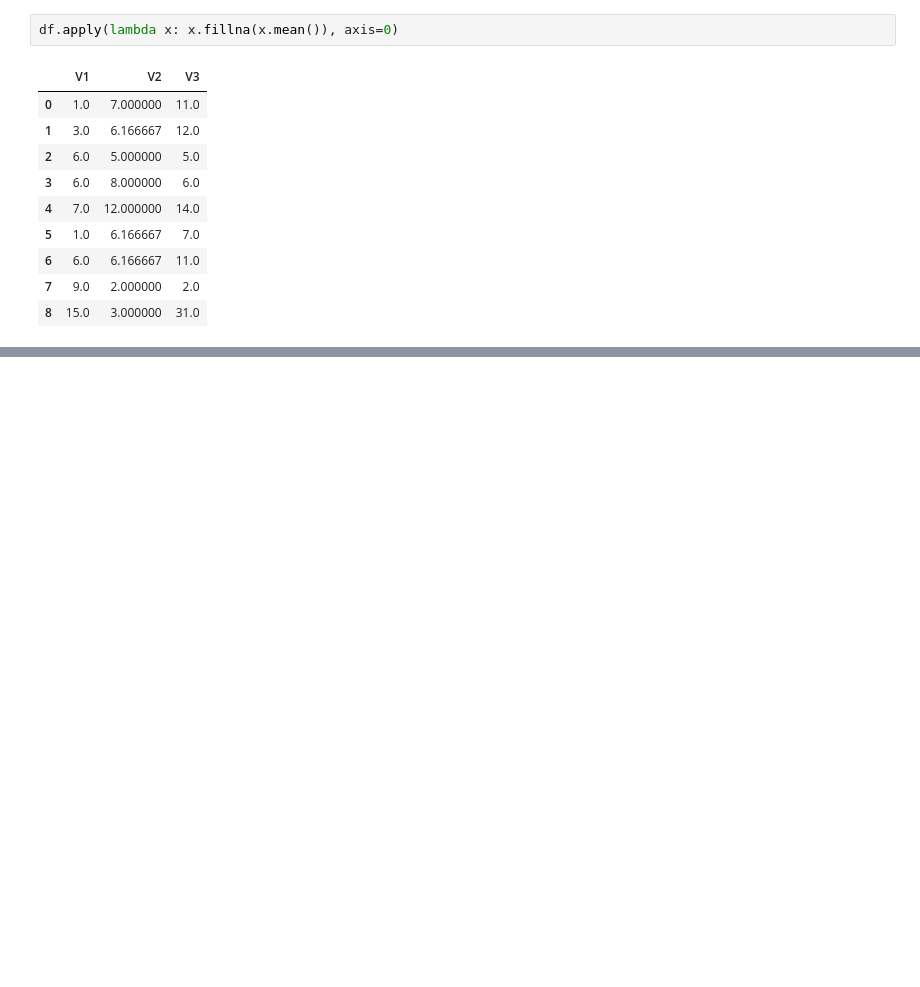
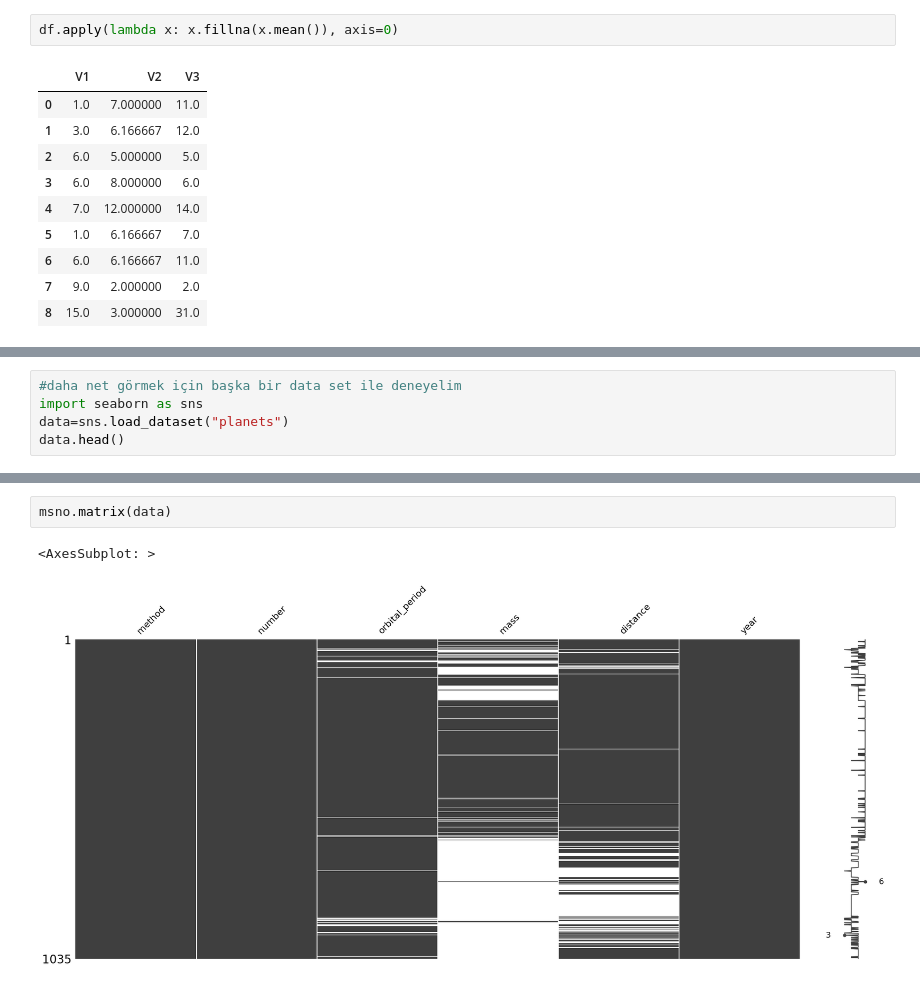
Before and after one commit to GokceSoylu/Data_Science, a Jupyter notebook: Data Preprocessing/MissingData.ipynb, the cells around one changed output, grey strips where cells are left out. Saved outputs shown, nothing was run; the diff lists cells and outputs as text; blank space fills up the shorter version.

```diff
--- a/Data Preprocessing/MissingData.ipynb
+++ b/Data Preprocessing/MissingData.ipynb
@@ -215,0 +238,5 @@ df.apply(lambda x: x.fillna(x.mean()), axis=0)
+# %%
+#daha net görmek için başka bir data set ile deneyelim
+import seaborn as sns
+data=sns.load_dataset("planets")
+data.head()
@@ -215,0 +250,5 @@ df.apply(lambda x: x.fillna(x.mean()), axis=0)
+# %%
+msno.matrix(data)
+# %% [output]
+<AxesSubplot: >
+[figure, added]
```
Also changed, not shown: parts of 8 cells of this notebook.
